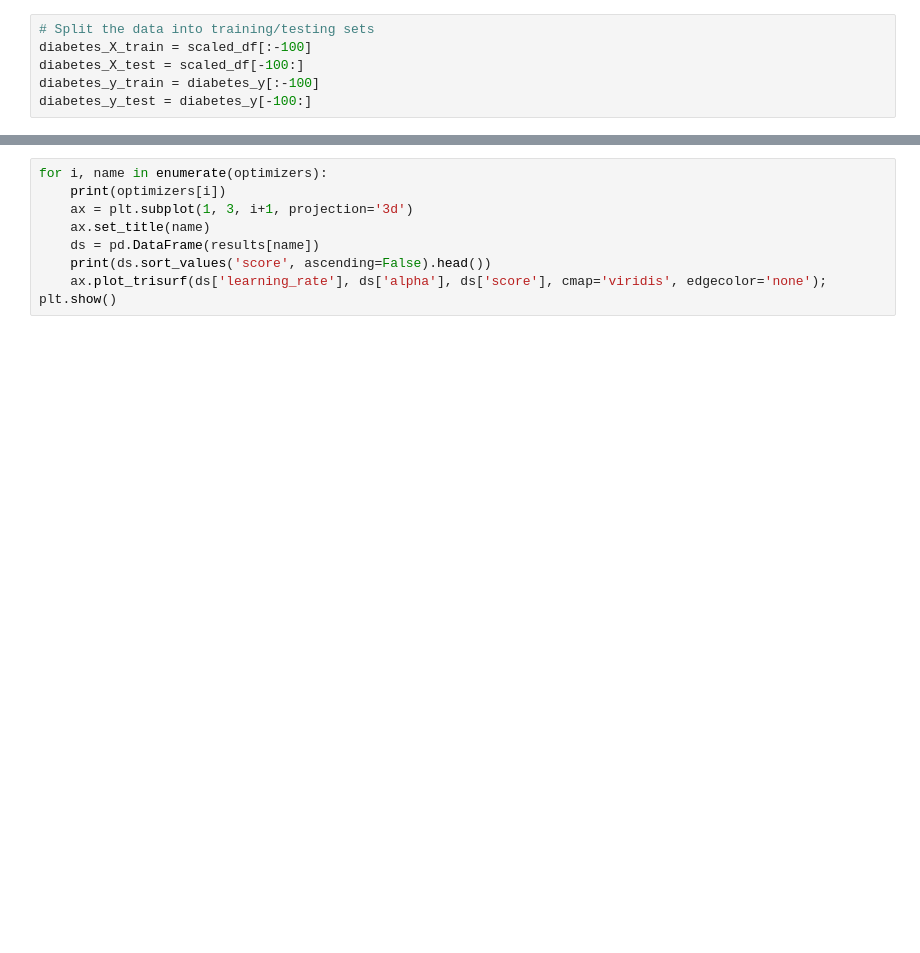
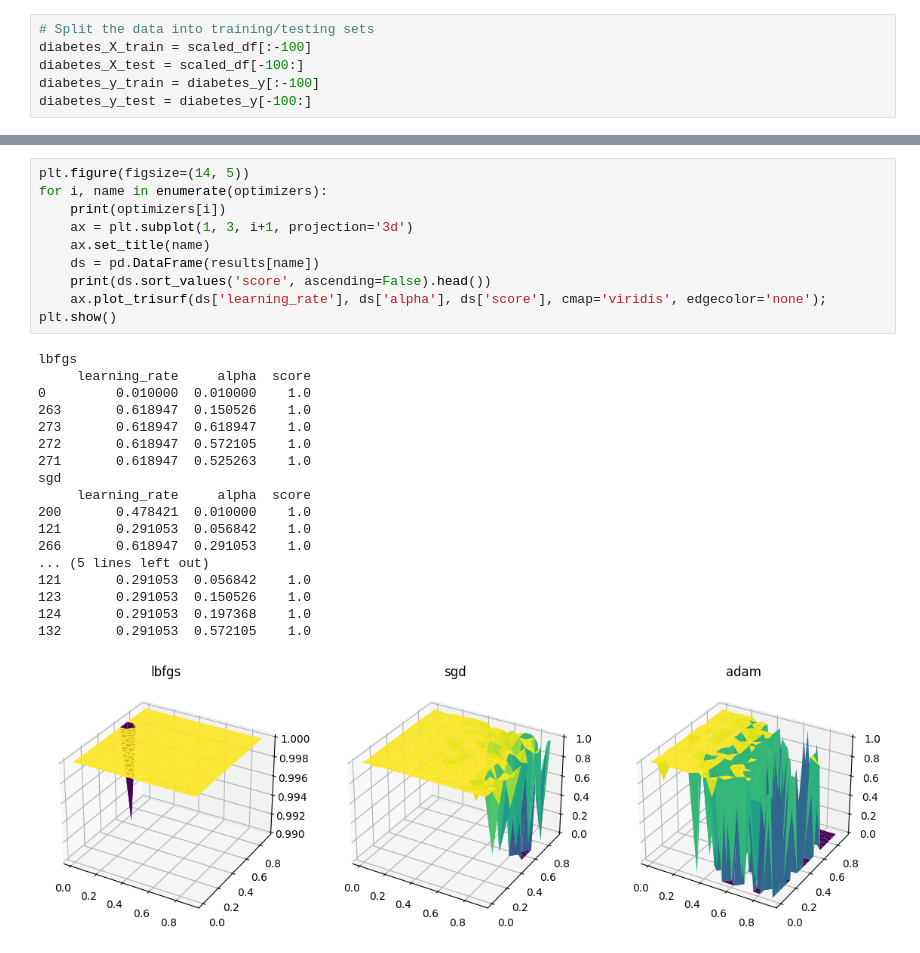
Before and after one commit to N777/ml_course_ru, a Jupyter notebook: assignments/Lab4/Lab4.ipynb, the cells around one changed output, grey strips where cells are left out. Cells and saved outputs as stored; diff of their text form; blank space fills up the shorter version.

```diff
--- a/assignments/Lab4/Lab4.ipynb
+++ b/assignments/Lab4/Lab4.ipynb
@@ -100,10 +104,30 @@ KeyboardInterrupt:
 # %%
+plt.figure(figsize=(14, 5))
 for i, name in enumerate(optimizers):
     print(optimizers[i])
     ax = plt.subplot(1, 3, i+1, projection='3d')
     ax.set_title(name)
     ds = pd.DataFrame(results[name])
     print(ds.sort_values('score', ascending=False).head())
     ax.plot_trisurf(ds['learning_rate'], ds['alpha'], ds['score'], cmap='viridis', edgecolor='none');
 plt.show()
+# %% [output]
+lbfgs
+     learning_rate     alpha  score
+0         0.010000  0.010000    1.0
+263       0.618947  0.150526    1.0
+273       0.618947  0.618947    1.0
+272       0.618947  0.572105    1.0
+271       0.618947  0.525263    1.0
+sgd
+     learning_rate     alpha  score
+200       0.478421  0.010000    1.0
+121       0.291053  0.056842    1.0
+266       0.618947  0.291053    1.0
+... (5 lines left out)
+121       0.291053  0.056842    1.0
+123       0.291053  0.150526    1.0
+124       0.291053  0.197368    1.0
+132       0.291053  0.572105    1.0
+[figure, added]
 # %%
```
Also changed, not shown: parts of 8 cells of this notebook, 4 other files.
